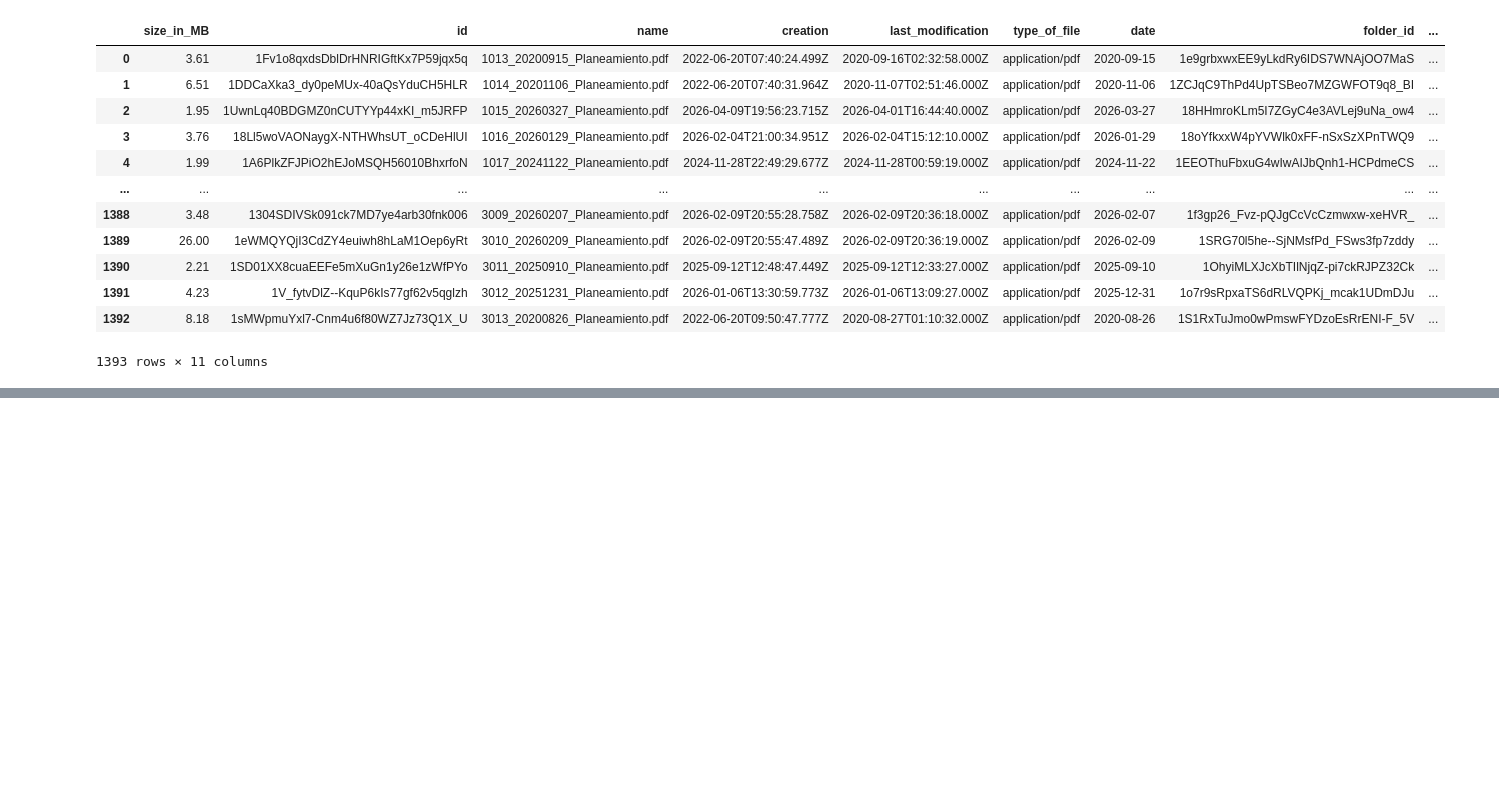
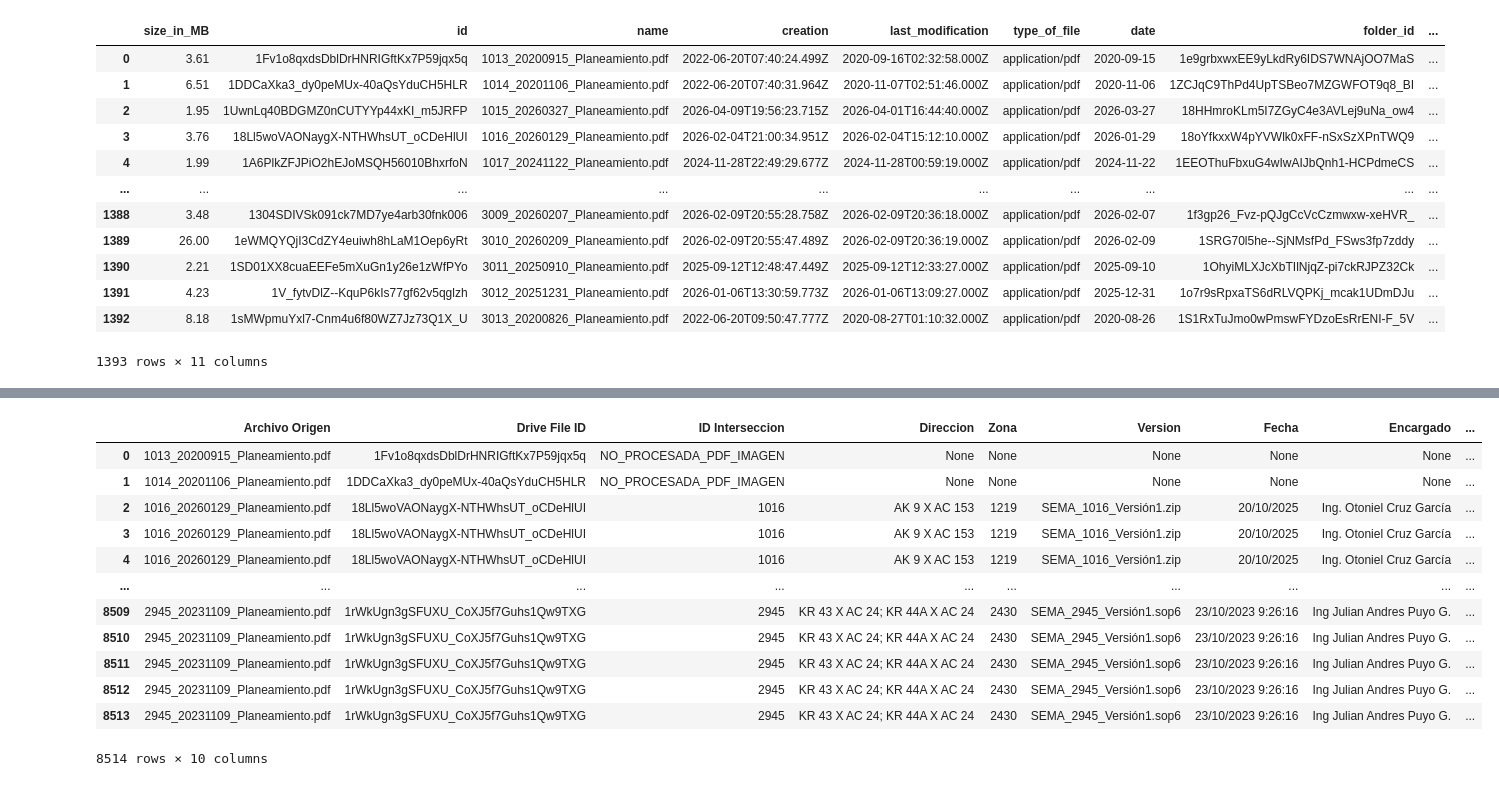
Before and after one commit to jaagarciamu/Rutinas_SEMA_SDM, a Jupyter notebook: notebooks/Lectura_planes_2.ipynb, the cells around one changed output, grey strips where cells are left out. Saved outputs shown, nothing was run; the diff lists cells and outputs as text; code cells hidden in the pictures; blank space fills up the shorter version.

```diff
--- a/notebooks/Lectura_planes_2.ipynb
+++ b/notebooks/Lectura_planes_2.ipynb
@@ -207,0 +224,21 @@ registro_pdf_test = registro.copy()
+# %%
+select_template = '''SELECT * FROM PLANEAM_GEN_SEMA'''   #
+query = select_template.format()
+registro = pd.read_sql(query, engine)
+registros = registro.copy()
+# %%
+registros
+# %% [output]
+|  | Archivo Origen | Drive File ID | ID Interseccion | Direccion | Zona | Version | Fecha | Encargado | ... |
+| 0 | 1013_20200915_Planeamiento.pdf | 1Fv1o8qxdsDblDrHNRIGftKx7P59jqx5q | NO_PROCESADA_PDF_IMAGEN | None | None | None | None | None | ... |
+| 1 | 1014_20201106_Planeamiento.pdf | 1DDCaXka3_dy0peMUx-40aQsYduCH5HLR | NO_PROCESADA_PDF_IMAGEN | None | None | None | None | None | ... |
+| 2 | 1016_20260129_Planeamiento.pdf | 18Ll5woVAONaygX-NTHWhsUT_oCDeHlUI | 1016 | AK 9 X AC 153 | 1219 | SEMA_1016_Versión1.zip | 20/10/2025 | Ing. Otoniel Cruz García | ... |
+| 3 | 1016_20260129_Planeamiento.pdf | 18Ll5woVAONaygX-NTHWhsUT_oCDeHlUI | 1016 | AK 9 X AC 153 | 1219 | SEMA_1016_Versión1.zip | 20/10/2025 | Ing. Otoniel Cruz García | ... |
+| 4 | 1016_20260129_Planeamiento.pdf | 18Ll5woVAONaygX-NTHWhsUT_oCDeHlUI | 1016 | AK 9 X AC 153 | 1219 | SEMA_1016_Versión1.zip | 20/10/2025 | Ing. Otoniel Cruz García | ... |
+| ... | ... | ... | ... | ... | ... | ... | ... | ... | ... |
+| 8509 | 2945_20231109_Planeamiento.pdf | 1rWkUgn3gSFUXU_CoXJ5f7Guhs1Qw9TXG | 2945 | KR 43 X AC 24; KR 44A X AC 24 | 2430 | SEMA_2945_Versión1.sop6 | 23/10/2023 9:26:16 | Ing Julian Andres Puyo G. | ... |
+| 8510 | 2945_20231109_Planeamiento.pdf | 1rWkUgn3gSFUXU_CoXJ5f7Guhs1Qw9TXG | 2945 | KR 43 X AC 24; KR 44A X AC 24 | 2430 | SEMA_2945_Versión1.sop6 | 23/10/2023 9:26:16 | Ing Julian Andres Puyo G. | ... |
+| 8511 | 2945_20231109_Planeamiento.pdf | 1rWkUgn3gSFUXU_CoXJ5f7Guhs1Qw9TXG | 2945 | KR 43 X AC 24; KR 44A X AC 24 | 2430 | SEMA_2945_Versión1.sop6 | 23/10/2023 9:26:16 | Ing Julian Andres Puyo G. | ... |
+| 8512 | 2945_20231109_Planeamiento.pdf | 1rWkUgn3gSFUXU_CoXJ5f7Guhs1Qw9TXG | 2945 | KR 43 X AC 24; KR 44A X AC 24 | 2430 | SEMA_2945_Versión1.sop6 | 23/10/2023 9:26:16 | Ing Julian Andres Puyo G. | ... |
+| 8513 | 2945_20231109_Planeamiento.pdf | 1rWkUgn3gSFUXU_CoXJ5f7Guhs1Qw9TXG | 2945 | KR 43 X AC 24; KR 44A X AC 24 | 2430 | SEMA_2945_Versión1.sop6 | 23/10/2023 9:26:16 | Ing Julian Andres Puyo G. | ... |
+8514 rows × 10 columns
```
Also changed, not shown: parts of 9 cells of this notebook, 4 other files.
